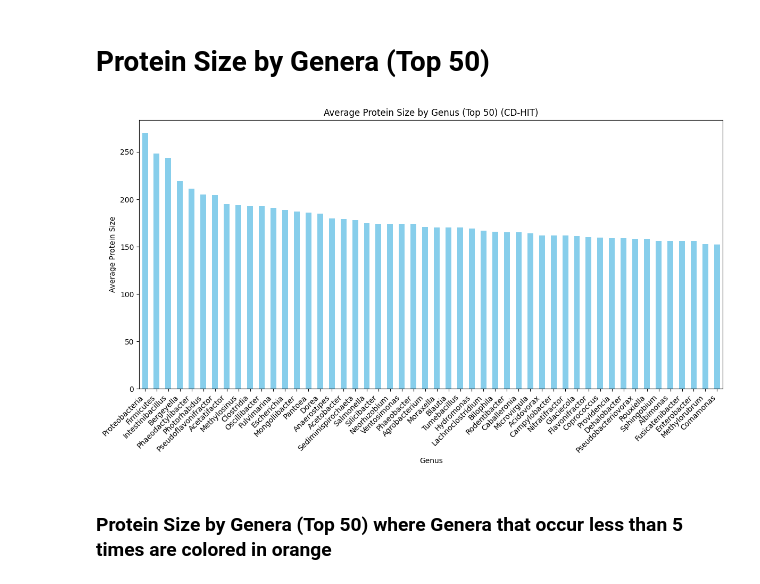
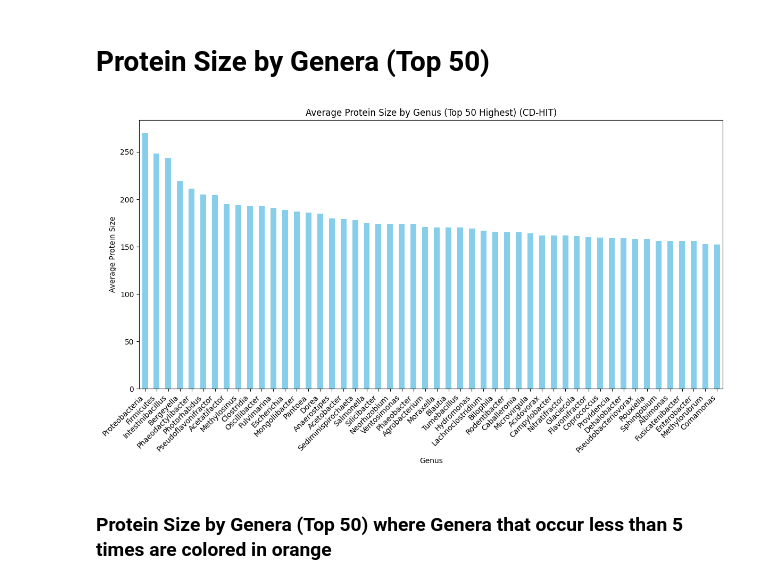
Before and after one commit to ChristianNeitzel/Projeto-Bioinf-PhageAcr, a Jupyter notebook: 3a_code_positive_dataset_cdhit_analysis.ipynb, the cells around one changed output. Saved outputs shown, nothing was run; the diff lists cells and outputs as text; code cells hidden in the pictures.

```diff
--- a/3a_code_positive_dataset_cdhit_analysis.ipynb
+++ b/3a_code_positive_dataset_cdhit_analysis.ipynb
@@ -136,21 +136,21 @@ Number of unique Genera: 260
 # %%
 # Grouping by 'Genus' and calculating mean protein size for each genus
 genus_mean_size = df_cdhit.groupby('Genus')['Size'].mean().sort_values(ascending=False)
 
-# Selecting the top 53 genera
+# Selecting the top 50 genera
 top_genus_mean_size = genus_mean_size.head(50)
 
 # Creating a bar plot
 plt.figure(figsize=(12, 7))
 top_genus_mean_size.plot(kind='bar', color='skyblue')
-plt.title('Average Protein Size by Genus (Top 50) (CD-HIT)')
+plt.title('Average Protein Size by Genus (Top 50 Highest) (CD-HIT)')
 plt.xlabel('Genus')
 plt.ylabel('Average Protein Size')
 plt.xticks(rotation=45, ha='right')
 plt.tight_layout()
 plt.show()
 # %% [output]
-[figure, old version]
+[figure, new version]
 # %% [markdown]
 ### Protein Size by Genera (Top 50) where Genera that occur less than 5 times are colored in orange
 # %%
```
Also changed, not shown: parts of 5 cells of this notebook, 1 other file.
